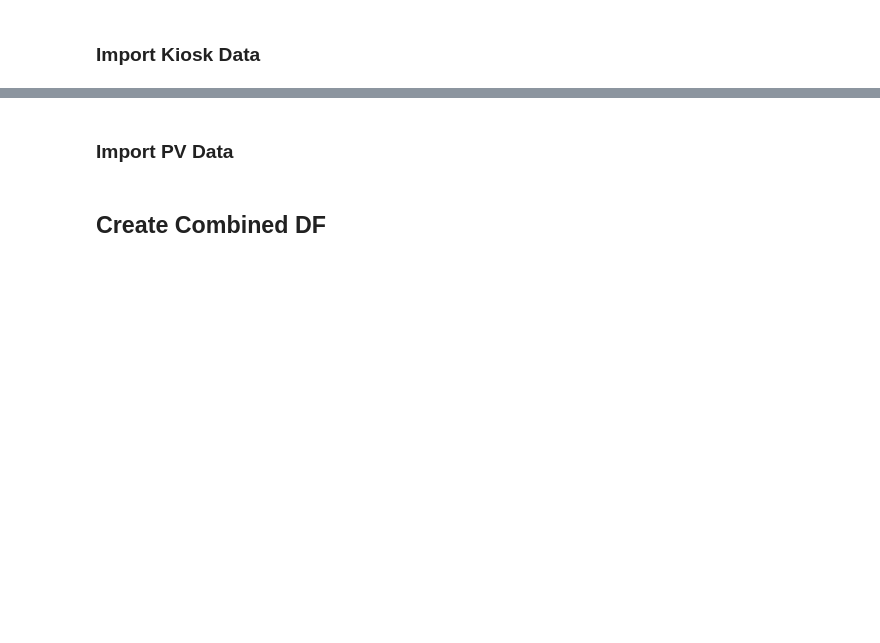
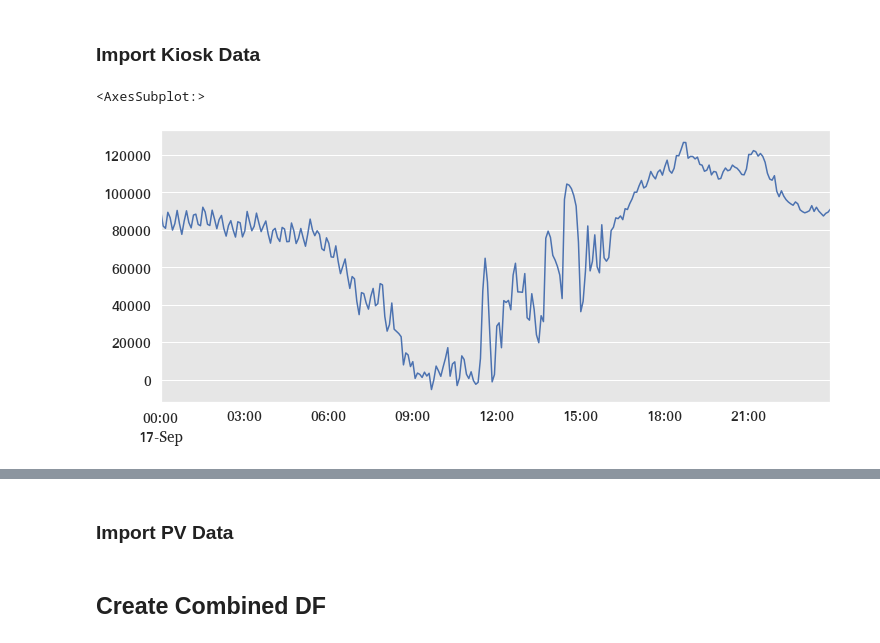
Before and after one commit to brendan-gridsight/ThesisGit, a Jupyter notebook: Time Series Plots/SBRC Pandapower Unbalanced Powerflow - Model Validation Plots.ipynb, the cells around one changed output, grey strips where cells are left out. Cells and saved outputs as stored; diff of their text form; code cells hidden in the pictures; blank space fills up the shorter version.

```diff
--- a/Time Series Plots/SBRC Pandapower Unbalanced Powerflow - Model Validation Plots.ipynb
+++ b/Time Series Plots/SBRC Pandapower Unbalanced Powerflow - Model Validation Plots.ipynb
@@ -84,3 +85,5 @@ kiosk_3 = pd.read_csv('CSV/Camp East Kiosk - Hioki PW3198 30sec 20201019 to 2020
 # %%
 kiosk = pd.concat([kiosk_1, kiosk_2, kiosk_3])
 kiosk.index = pd.to_datetime((kiosk['Date']+' '+kiosk['Time']), format='%Y/%m/%d %H:%M:%S')
+# %%
+kiosk['AvgPT'] = kiosk['AvgP1']+kiosk['AvgP2']+kiosk['AvgP3']
@@ -86,0 +93,5 @@ kiosk.index = pd.to_datetime((kiosk['Date']+' '+kiosk['Time']), format='%Y/%m/%d
+# %%
+(kiosk.loc[sim_date]['AvgPT'].resample('5min').mean()*3).plot()
+# %% [output]
+<AxesSubplot:>
+[figure, added]
```
Also changed, not shown: parts of 8 cells of this notebook, 37 other files.
